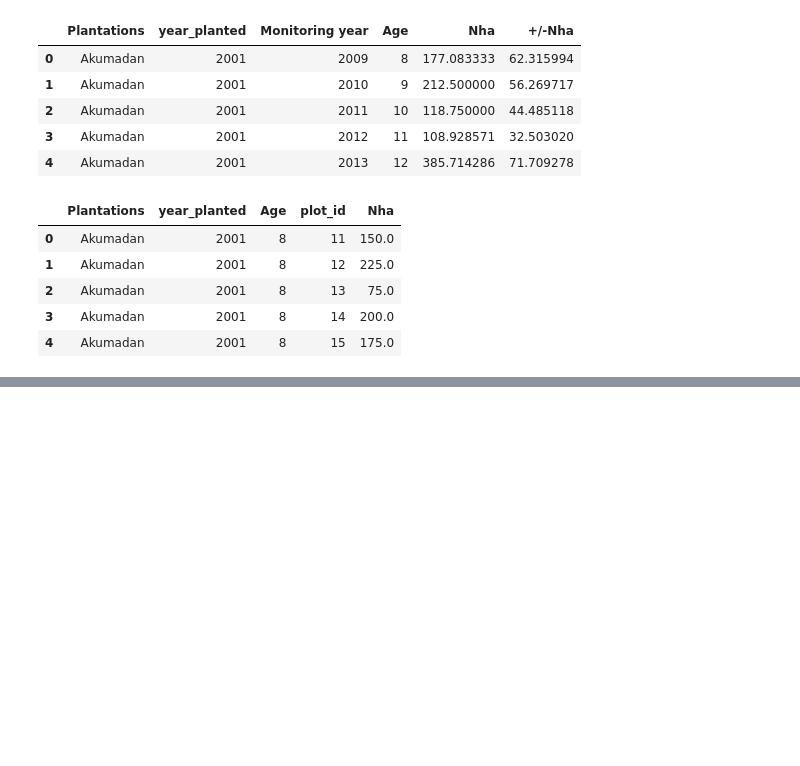
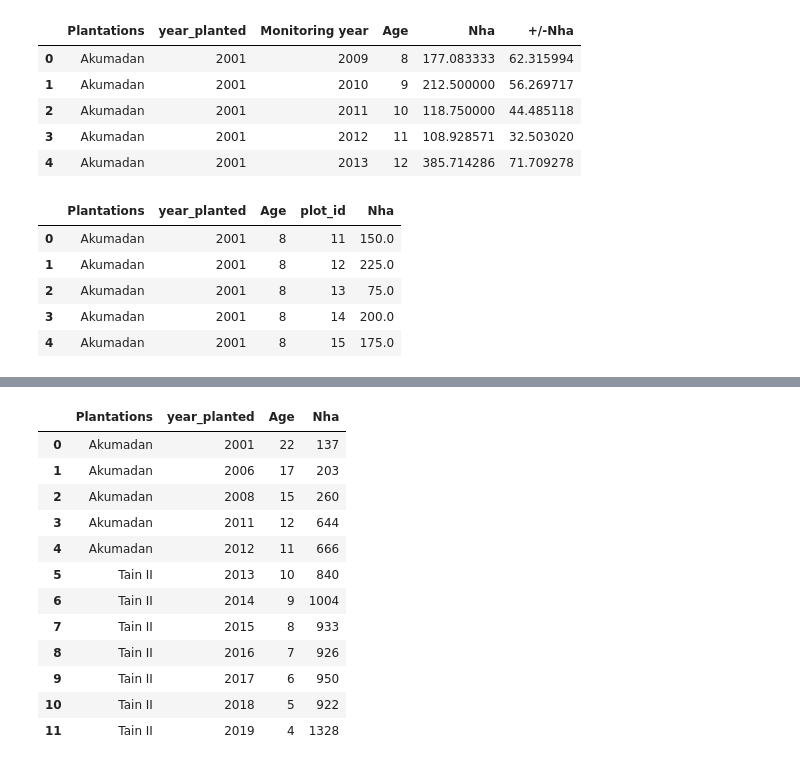
Before and after one commit to ds-gowusu/data_predictor_model, a Jupyter notebook: data_analytics.ipynb, the cells around one changed output, grey strips where cells are left out. Drawn from its saved outputs; the diff is of its cells as text; code cells hidden in the pictures; blank space fills up the shorter version.

```diff
--- a/data_analytics.ipynb
+++ b/data_analytics.ipynb
@@ -548,0 +662,16 @@ plot_means.head()
+# %%
+dd_2023
+# %% [output]
+|  | Plantations | year_planted | Age | Nha |
+| 0 | Akumadan | 2001 | 22 | 137 |
+| 1 | Akumadan | 2006 | 17 | 203 |
+| 2 | Akumadan | 2008 | 15 | 260 |
+| 3 | Akumadan | 2011 | 12 | 644 |
+| 4 | Akumadan | 2012 | 11 | 666 |
+| 5 | Tain II | 2013 | 10 | 840 |
+| 6 | Tain II | 2014 | 9 | 1004 |
+| 7 | Tain II | 2015 | 8 | 933 |
+| 8 | Tain II | 2016 | 7 | 926 |
+| 9 | Tain II | 2017 | 6 | 950 |
+| 10 | Tain II | 2018 | 5 | 922 |
+| 11 | Tain II | 2019 | 4 | 1328 |
```
Also changed, not shown: parts of 36 cells of this notebook, 4 other files.
